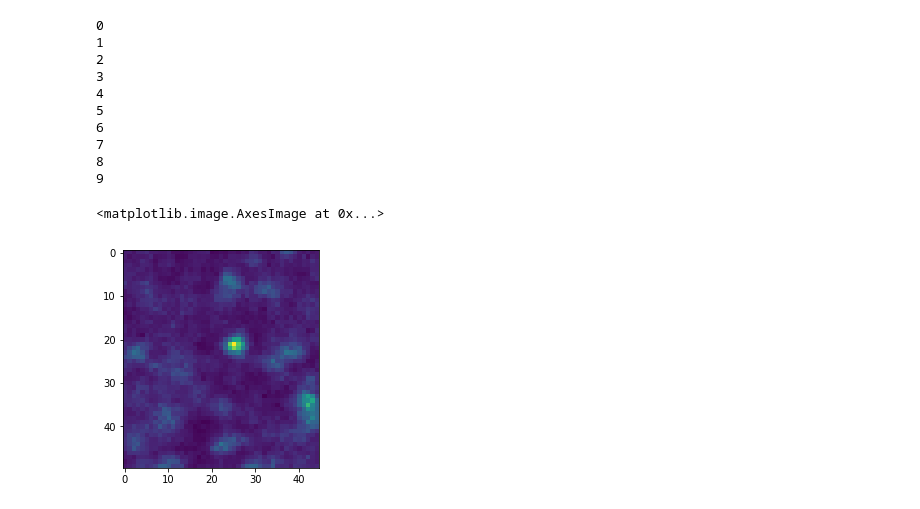
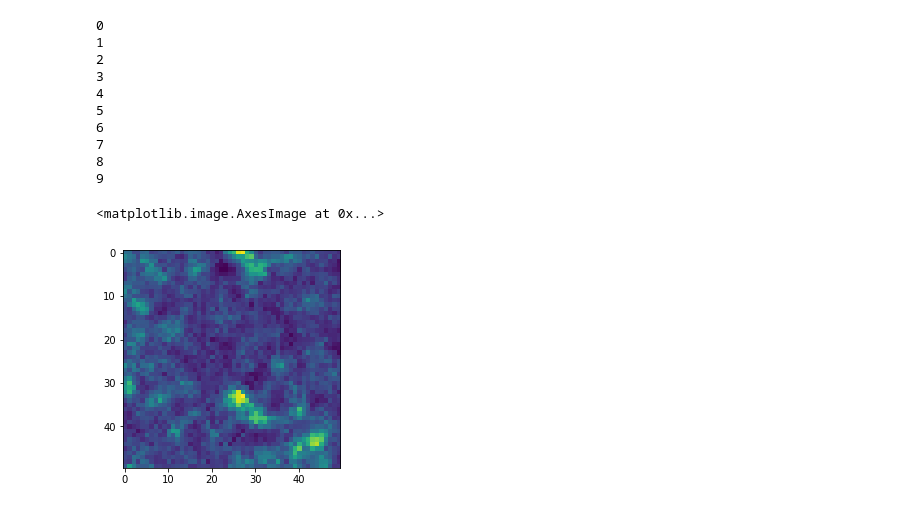
Before and after one commit to pylattice/pyLattice, a Jupyter notebook: src/jupyter/latticeMovie_cropRegion.ipynb, the cells around one changed output. Saved outputs shown, nothing was run; the diff lists cells and outputs as text; code cells hidden in the pictures.

```diff
--- a/src/jupyter/latticeMovie_cropRegion.ipynb
+++ b/src/jupyter/latticeMovie_cropRegion.ipynb
@@ -35,7 +29,8 @@ import Track
 # %% [markdown]
 # input
 # %%
-inputParameters = pd.read_csv(pythonPackagePath+'../../input/imaging_data/_inputParameters.csv',names=['key','value'])
+path = '/Users/johannesschoeneberg/Dropbox/pylattice_testData/imaging_data/'
+inputParameters = pd.read_csv(path+'_inputParameters.csv',names=['key','value'])
 
 
 inputDataFolder = inproc.getInputParameter(inputParameters,"inputDataFolder")
@@ -134,23 +115,17 @@ def cropLatticeFrame(frame,center,margin):
 # %%
-center = np.array([80,65,50])
+center = np.array([50,50,50])
 margin = np.array([25,25,25])
 
 for i in range(0,movieLength):
     print(i)
 
-    path = inputDataFolder+'/'+master_filesOfInterest[i]
-    #print('ch0',path)
+    latticeMovieFrame = skimage.external.tifffile.imread(path+inputDataFolder+'/'+master_filesOfInterest[i])
+    cropped = tiffproc.cropLatticeFrame(latticeMovieFrame,center.astype(int),margin.astype(int))
+    skimage.external.tifffile.imsave(path+outputDataFolder+'/'+master_outputDataFolder+'/cropped_master_'+str(i).zfill(4)+'.tif', cropped)
 
-    latticeMovieFrame = skimage.external.tifffile.imread(path)
-    cropped = cropLatticeFrame(latticeMovieFrame,center.astype(int),margin.astype(int))
-    skimage.external.tifffile.imsave(outputDataFolder+'/'+master_outputDataFolder+'/cropped_master_'+str(i).zfill(4)+'.tif', cropped)
-
-    path = inputDataFolder+'/'+slave_filesOfInterest[i]
-    #print('ch1',path)
-
-    latticeMovieFrame = skimage.external.tifffile.imread(path)
-    cropped = cropLatticeFrame(latticeMovieFrame,center.astype(int),margin.astype(int))
-    skimage.external.tifffile.imsave(outputDataFolder+'/'+slave_outputDataFolder+'/cropped_slave_'+str(i).zfill(4) +'.tif', cropped)
+    latticeMovieFrame = skimage.external.tifffile.imread(path+inputDataFolder+'/'+slave_filesOfInterest[i])
+    cropped = tiffproc.cropLatticeFrame(latticeMovieFrame,center.astype(int),margin.astype(int))
+    skimage.external.tifffile.imsave(path+outputDataFolder+'/'+slave_outputDataFolder+'/cropped_slave_'+str(i).zfill(4) +'.tif', cropped)
 # %% [output]
 0
 1
@@ -165,8 +140,8 @@ for i in range(0,movieLength):
 # %%
 # plot the resulting cropped
 i=0
-croppedlatticeMovieFrame = skimage.external.tifffile.imread(outputDataFolder+'/'+master_outputDataFolder+'/cropped_master_'+str(i).zfill(4)+'.tif')
+croppedlatticeMovieFrame = skimage.external.tifffile.imread(path+outputDataFolder+'/'+master_outputDataFolder+'/cropped_master_'+str(i).zfill(4)+'.tif')
 plt.imshow(croppedlatticeMovieFrame[margin[0]])
 # %% [output]
 <matplotlib.image.AxesImage at 0x...>
-[figure, old version]
+[figure, new version]
```
Also changed, not shown: parts of 4 cells of this notebook.
